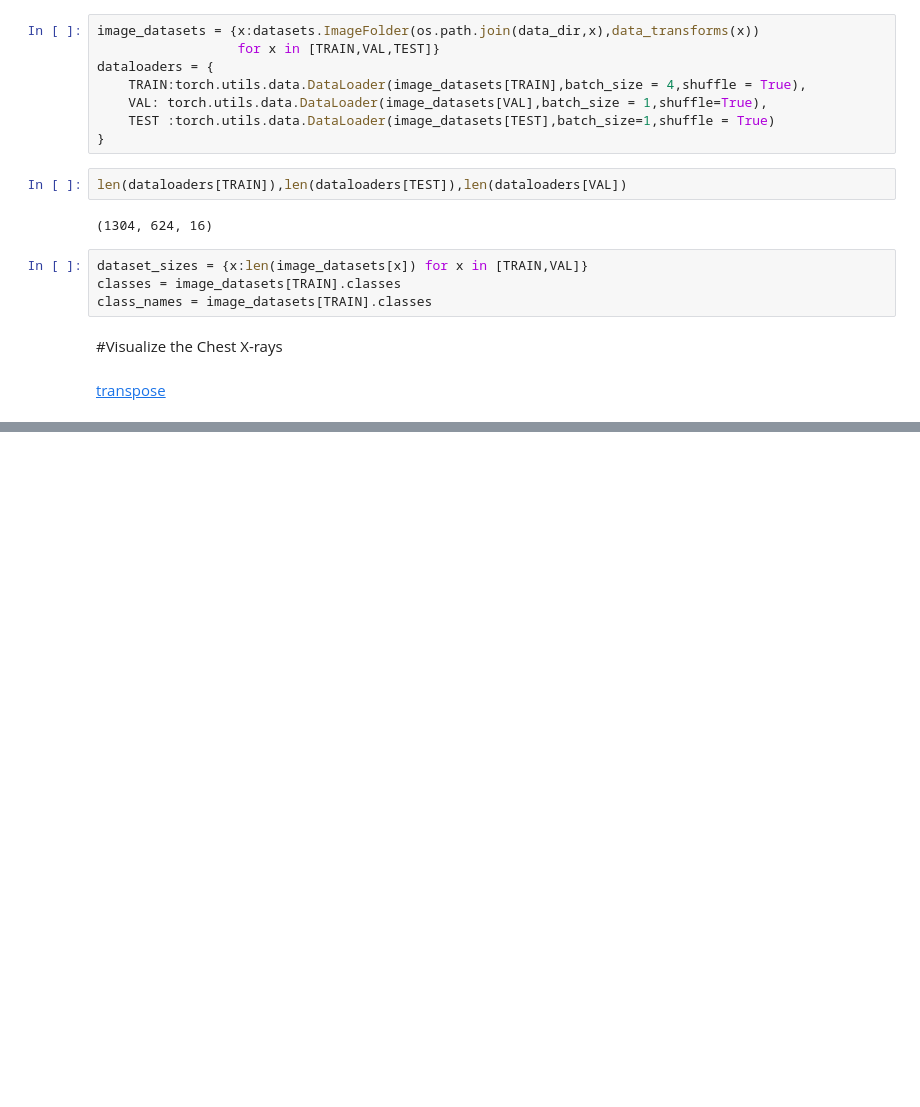
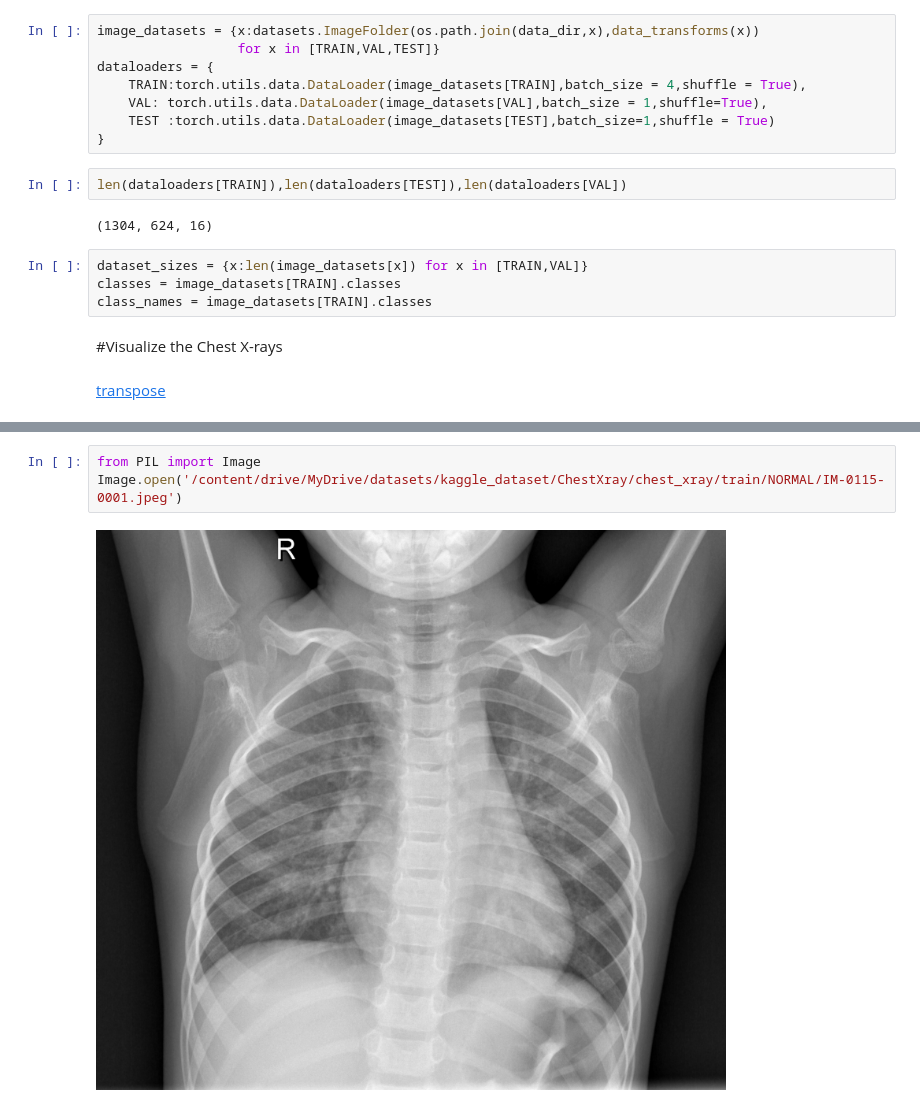
Before and after one commit to Chhabii/ProjectsOnDeepLearning, a Jupyter notebook: Chest_X_Ray_Images(Pneumonia).ipynb, the cells around one changed output, grey strips where cells are left out. Saved outputs shown, nothing was run; the diff lists cells and outputs as text; blank space fills up the shorter version.

```diff
--- a/Chest_X_Ray_Images(Pneumonia).ipynb
+++ b/Chest_X_Ray_Images(Pneumonia).ipynb
@@ -126,0 +133,5 @@ imshow(out,title = [class_names[x] for x in classes])
+# %%
+from PIL import Image
+Image.open('/content/drive/MyDrive/datasets/kaggle_dataset/ChestXray/chest_xray/train/NORMAL/IM-0115-0001.jpeg')
+# %% [output]
+[figure, added]
```
Also changed, not shown: parts of 3 cells of this notebook.
